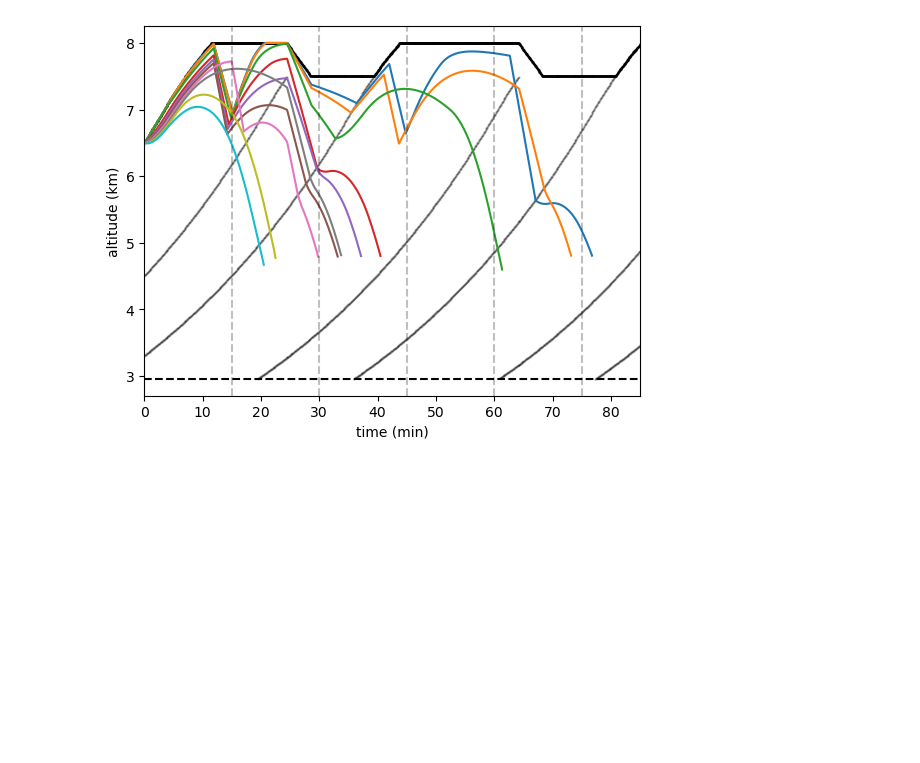
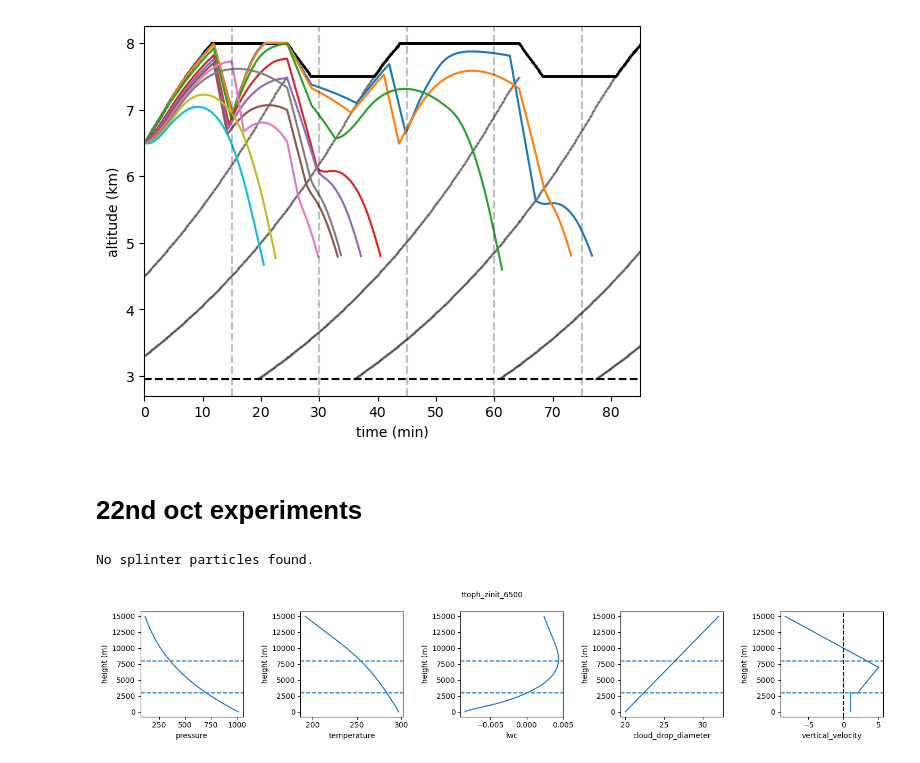
Before and after one commit to ezriri/simple-graupel-model, a Jupyter notebook: model_development/plotting_output.ipynb, the cells around one changed output. Cells and saved outputs as stored; diff of their text form; code cells hidden in the pictures; blank space fills up the shorter version.

```diff
--- a/model_development/plotting_output.ipynb
+++ b/model_development/plotting_output.ipynb
@@ -684,3 +684,61 @@ plt.ylabel("altitude (km)")
 # %% [output]
 Text(0, 0.5, 'altitude (km)')
 [figure]
+# %% [markdown]
+# 22nd oct experiments
+# %%
+save_loc_v3_4 = "/gws/ssde/j25a/dcmex/users/ezriab/graupel_model_output/22nd_oct_experiments/"
+#save_loc_v3_4 = "/gws/ssde/j25a/dcmex/users/ezriab/graupel_model_output/v3_2/"
+save_name = '22nd_oct_ctrl'
+ncfile = xr.open_dataset(f"{save_loc_v3_4}{save_name}.nc", decode_times=False)
+ncfile_envi = xr.open_dataset(f"{save_loc_v3_4}{save_name}.nc", group="environment", engine="netcdf4",decode_times=False)
+ncfile_ice = xr.open_dataset(f"{save_loc_v3_4}{save_name}.nc", group="ice_particles", engine="netcdf4",decode_times=False)
+try:
+    ncfile_splinter = xr.open_dataset(f"{save_loc_v3_4}{save_name}.nc", group="splinter_particles", engine="netcdf4",decode_times=False)
+    print("Splinters!!")
+except:
+    print("No splinter particles found.")
+
+# also pull out the variables put into the namelist file
+'''
+namelist_file = ncfile.attrs["namelist_file"]
+with open(namelist_file, "r") as f:
+    namelist_contents = f.read()
+namelist = {} ## all the namelist inputs are stored in this dictionary
+exec(namelist_contents, {"np": np}, namelist)
+'''
+## pull out relevent functions
+sys.path.append('/home/users/esree/simple-graupel-model/')
+# i have moved all the smaller functions to a seperate file - so can be accessed when plotting too
+from graupel_model_sub_functions import trev, ptz
+# %% [output]
+No splinter particles found.
+# %%
+height_vars = ['pressure', 'temperature', 'lwc', 'cloud_drop_diameter', 'vertical_velocity']
+zbase = ptz(namelist['pbase']) # height of cloud base (m)
+
+fig, axes = plt.subplots(1, 5, figsize=(15, 3))
+for i, ax in enumerate(axes):
+
+    ax.plot(ncfile_envi[height_vars[i]], ncfile['height'])
+
+    ax.axhline(
+        y=zbase,
+        linestyle="--",
+        label=f"zbase = {zbase} m")
+
+    ax.axhline(
+            y=namelist['CTOP']*1000,
+            linestyle="--",
+            label=f"CTOP = {namelist['CTOP']} m")
+
+    ax.set_xlabel(height_vars[i])
+    ax.set_ylabel("height (m)")
+    if height_vars[i] == 'vertical_velocity':
+        plt.axvline(x=0, color='black', linestyle='--', label='TWID')
+
+plt.suptitle(f"{save_name}", fontsize=10)
+plt.tight_layout()
+plt.show()
+# %% [output]
+[figure, added]
```
Also changed, not shown: parts of 15 cells of this notebook, 39 other files.
